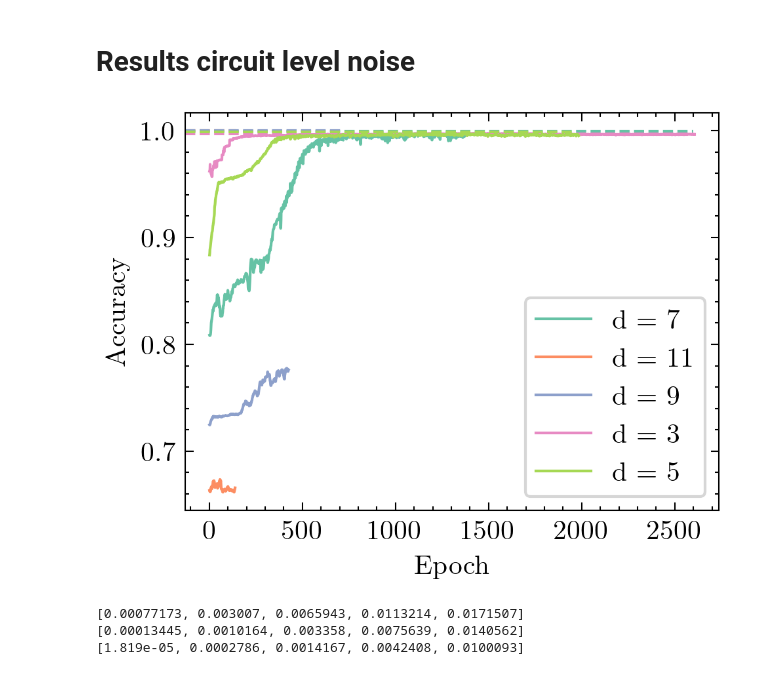
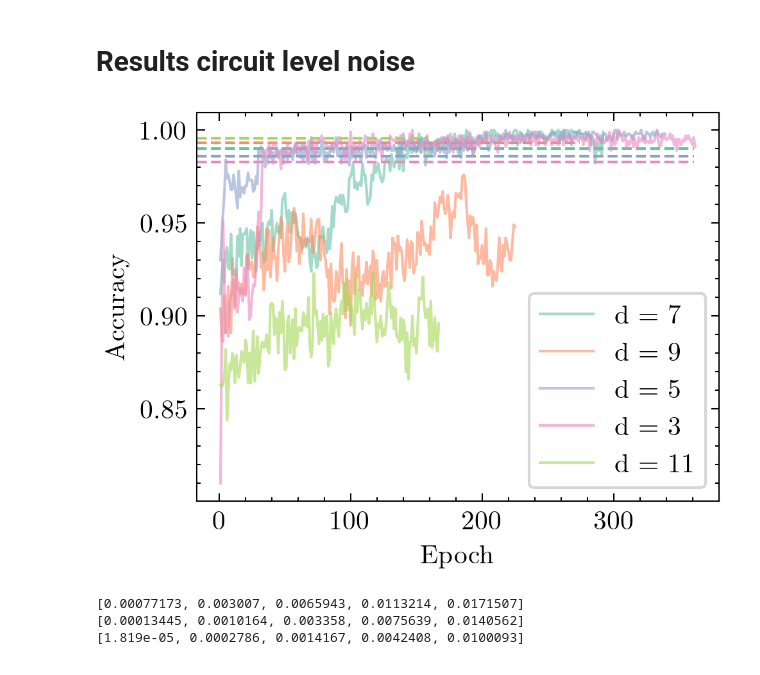
Before and after one commit to LangeMoritz/neural_matching, a Jupyter notebook: build_decoder.ipynb, the cells around one changed output. Drawn from its saved outputs; the diff is of its cells as text; code cells hidden in the pictures.

```diff
--- a/build_decoder.ipynb
+++ b/build_decoder.ipynb
@@ -37,49 +37,44 @@ get_acc_from_csv('/Users/xlmori/Desktop/neural_matching/mwpm_stim_p_2e-3_5e-3_re
 # %%
 
 fig, ax = plt.subplots()
-parent = 'saved_models/stim_gcn_32_64_128_mlp_128_64_32_memory_x/'
+parent = 'saved_models/stim_gcn_32_64_128_256_mlp_512_256_128_64_32/'
 all_files = os.listdir(parent)
 # ax.plot(6, 0.9, c = 'black', ls = 'solid', label = 'Test')
 # ax.plot(6, 0.9, c = 'black', ls = 'dashed', label = 'MWPM')
 # ax.plot(6, 0.9, c = 'black', ls = 'dotted', label = 'Training')
 for i, file_name in enumerate(all_files):
 
     file_folder = parent + file_name
     # Use regex to extract the integer after 'd_'
     match = re.search(r'd_(\d+)_d', file_name)
     if match:
         d = int(match.group(1))  # Convert extracted string to integer
     match = re.search(r'd_t_(\d+)_p', file_name)
     if match:
         d_t = int(match.group(1))  # Convert extracted string to integer
     match = re.search(r'00(\d+).pt', file_name)
     if match:
         p = int(match.group(1)) / 1000  # Convert extracted string to integer
 
-    if p == 0.002:
-        mwpm_acc = 1 - get_acc_from_csv('/Users/xlmori/Desktop/neural_matching/mwpm_stim_p_1e-3_5e-3_results.csv', d, d_t, p)
-        model = torch.load(file_folder, map_location = torch.device('cpu'), weights_only=False)
-        history = model['history']
-        # Extract epochs and loss values
-        epochs = [entry['epoch'] for entry in history]
-        reward = [entry['epoch_reward'] for entry in history]
-        train_acc = [entry['train_acc'] for entry in history]
-        test_acc = [entry['test_acc'] for entry in history]
-        # # ax[0].plot(epochs, reward, label = f'd = {d}')
-        # optimizer_state = model['optimizer_state_dict']
-        # for param_group in optimizer_state['param_groups']:
-        #     print(param_group['lr'])
+    mwpm_acc = 1 - get_acc_from_csv('/Users/xlmori/Desktop/neural_matching/mwpm_stim_p_1e-3_5e-3_results.csv', d, d_t, p)
+    model = torch.load(file_folder, map_location = torch.device('cpu'), weights_only=False)
+    history = model['history']
+    # Extract epochs and loss values
+    epochs = [entry['epoch'] for entry in history]
+    reward = [entry['epoch_reward'] for entry in history]
+    train_acc = [entry['train_acc'] for entry in history]
+    test_acc = [entry['test_acc'] for entry in history]
 
-        # ax.plot(epochs, train_acc, alpha = 0.6)
-        ax.plot(epochs, test_acc , label = f'd = {d}') # , c = plt.gca().lines[-1].get_color()
-        ax.axhline(mwpm_acc, 0, len(epochs) / ax.get_xlim()[1], c = plt.gca().lines[-1].get_color(), ls = 'dashed')
+    ax.plot(epochs, train_acc, alpha = 0.6, label = f'd = {d}')
+    # ax.plot(epochs, test_acc , label = f'd = {d}') # , c = plt.gca().lines[-1].get_color()
+    ax.axhline(mwpm_acc, 0, len(epochs) / ax.get_xlim()[1], c = plt.gca().lines[-1].get_color(), ls = 'dashed')
 ax.legend(frameon = True, loc = 'lower right')
 ax.set_xlabel('Epoch')
 ax.set_ylabel('Accuracy')
 fig.savefig('stim_gcn_training.pdf')
 # plt.tight_layout()
 # %% [output]
-[figure, old version]
+[figure, new version]
 # %%
 fig, ax = plt.subplots()
 rates = np.arange(0.001, 0.006, 0.001)     # physical error rates
```
Also changed, not shown: parts of 3 cells of this notebook, 4 other files.
